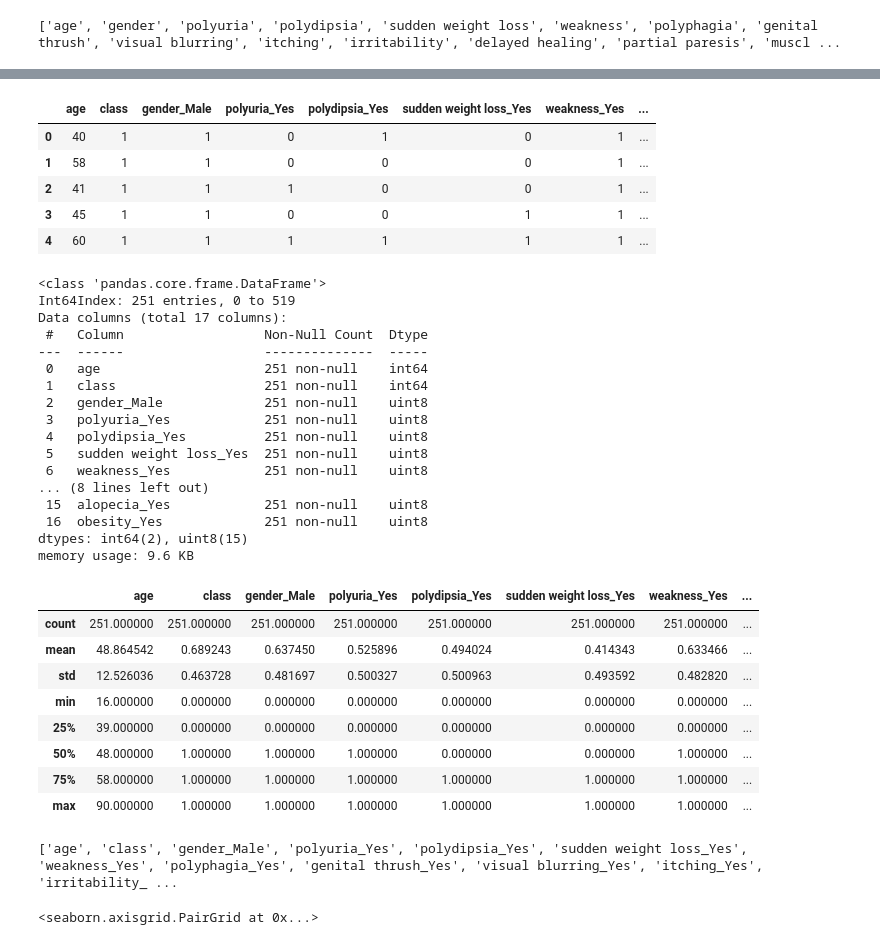
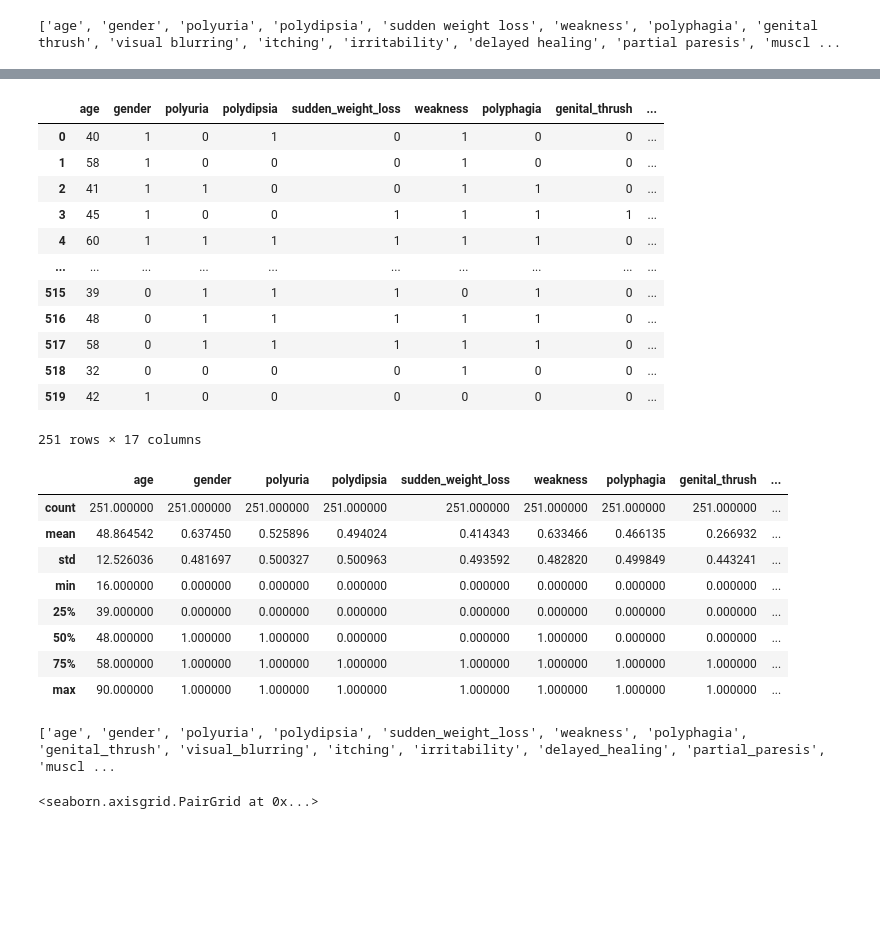
Before and after one commit to vaaliferov/paranormal, a Jupyter notebook: diabetes/Model.ipynb, the cells around one changed output, grey strips where cells are left out. Drawn from its saved outputs; the diff is of its cells as text; code cells hidden in the pictures; blank space fills up the shorter version.

```diff
--- a/diabetes/Model.ipynb
+++ b/diabetes/Model.ipynb
@@ -74,55 +74,43 @@ dtypes: int64(1), object(16)
 memory usage: 35.3+ KB
 # %%
 # data processing
-df_diabetes = pd.get_dummies(data, drop_first=True, columns=['gender',  'polyuria',  'polydipsia', 'sudden weight loss',
-                                                             'weakness', 'polyphagia', 'genital thrush', 'visual blurring',
-                                                             'itching', 'irritability', 'delayed healing', 'partial paresis',
-                                                             'muscle stiffness', 'alopecia', 'obesity',])
-df_diabetes['class'] = np.where(df_diabetes['class'] == 'Positive', 1, 0)
-df_diabetes.head()
+df_diabetes = data.replace(["Yes", 'No', 'Male', 'Female', 'Positive', 'Negative'], [1, 0, 1, 0, 1, 0])
+
+df_diabetes.columns = (['age', 'gender',  'polyuria',  'polydipsia', 'sudden_weight_loss',
+                                                             'weakness', 'polyphagia', 'genital_thrush', 'visual_blurring',
+                                                             'itching', 'irritability', 'delayed_healing', 'partial_paresis',
+                                                             'muscle_stiffness', 'alopecia', 'obesity','class'])
+df_diabetes
 # %% [output]
-|  | age | class | gender_Male | polyuria_Yes | polydipsia_Yes | sudden weight loss_Yes | weakness_Yes | ... |
-| 0 | 40 | 1 | 1 | 0 | 1 | 0 | 1 | ... |
-| 1 | 58 | 1 | 1 | 0 | 0 | 0 | 1 | ... |
-| 2 | 41 | 1 | 1 | 1 | 0 | 0 | 1 | ... |
-| 3 | 45 | 1 | 1 | 0 | 0 | 1 | 1 | ... |
-| 4 | 60 | 1 | 1 | 1 | 1 | 1 | 1 | ... |
+|  | age | gender | polyuria | polydipsia | sudden_weight_loss | weakness | polyphagia | genital_thrush | ... |
+| 0 | 40 | 1 | 0 | 1 | 0 | 1 | 0 | 0 | ... |
+| 1 | 58 | 1 | 0 | 0 | 0 | 1 | 0 | 0 | ... |
+| 2 | 41 | 1 | 1 | 0 | 0 | 1 | 1 | 0 | ... |
+| 3 | 45 | 1 | 0 | 0 | 1 | 1 | 1 | 1 | ... |
+| 4 | 60 | 1 | 1 | 1 | 1 | 1 | 1 | 0 | ... |
+| ... | ... | ... | ... | ... | ... | ... | ... | ... | ... |
+| 515 | 39 | 0 | 1 | 1 | 1 | 0 | 1 | 0 | ... |
+| 516 | 48 | 0 | 1 | 1 | 1 | 1 | 1 | 0 | ... |
+| 517 | 58 | 0 | 1 | 1 | 1 | 1 | 1 | 0 | ... |
+| 518 | 32 | 0 | 0 | 0 | 0 | 1 | 0 | 0 | ... |
+| 519 | 42 | 1 | 0 | 0 | 0 | 0 | 0 | 0 | ... |
+251 rows × 17 columns
-# %%
-df_diabetes.info()
-# %% [output]
-<class 'pandas.core.frame.DataFrame'>
-Int64Index: 251 entries, 0 to 519
-Data columns (total 17 columns):
- #   Column                  Non-Null Count  Dtype
----  ------                  --------------  -----
- 0   age                     251 non-null    int64
- 1   class                   251 non-null    int64
- 2   gender_Male             251 non-null    uint8
- 3   polyuria_Yes            251 non-null    uint8
- 4   polydipsia_Yes          251 non-null    uint8
- 5   sudden weight loss_Yes  251 non-null    uint8
- 6   weakness_Yes            251 non-null    uint8
-... (8 lines left out)
- 15  alopecia_Yes            251 non-null    uint8
- 16  obesity_Yes             251 non-null    uint8
-dtypes: int64(2), uint8(15)
-memory usage: 9.6 KB
 # %%
 df_diabetes.describe()
 # %% [output]
-|  | age | class | gender_Male | polyuria_Yes | polydipsia_Yes | sudden weight loss_Yes | weakness_Yes | ... |
-| count | 251.000000 | 251.000000 | 251.000000 | 251.000000 | 251.000000 | 251.000000 | 251.000000 | ... |
-| mean | 48.864542 | 0.689243 | 0.637450 | 0.525896 | 0.494024 | 0.414343 | 0.633466 | ... |
-| std | 12.526036 | 0.463728 | 0.481697 | 0.500327 | 0.500963 | 0.493592 | 0.482820 | ... |
-| min | 16.000000 | 0.000000 | 0.000000 | 0.000000 | 0.000000 | 0.000000 | 0.000000 | ... |
-| 25% | 39.000000 | 0.000000 | 0.000000 | 0.000000 | 0.000000 | 0.000000 | 0.000000 | ... |
-| 50% | 48.000000 | 1.000000 | 1.000000 | 1.000000 | 0.000000 | 0.000000 | 1.000000 | ... |
-| 75% | 58.000000 | 1.000000 | 1.000000 | 1.000000 | 1.000000 | 1.000000 | 1.000000 | ... |
-| max | 90.000000 | 1.000000 | 1.000000 | 1.000000 | 1.000000 | 1.000000 | 1.000000 | ... |
+|  | age | gender | polyuria | polydipsia | sudden_weight_loss | weakness | polyphagia | genital_thrush | ... |
+| count | 251.000000 | 251.000000 | 251.000000 | 251.000000 | 251.000000 | 251.000000 | 251.000000 | 251.000000 | ... |
+| mean | 48.864542 | 0.637450 | 0.525896 | 0.494024 | 0.414343 | 0.633466 | 0.466135 | 0.266932 | ... |
+| std | 12.526036 | 0.481697 | 0.500327 | 0.500963 | 0.493592 | 0.482820 | 0.499849 | 0.443241 | ... |
+| min | 16.000000 | 0.000000 | 0.000000 | 0.000000 | 0.000000 | 0.000000 | 0.000000 | 0.000000 | ... |
+| 25% | 39.000000 | 0.000000 | 0.000000 | 0.000000 | 0.000000 | 0.000000 | 0.000000 | 0.000000 | ... |
+| 50% | 48.000000 | 1.000000 | 1.000000 | 0.000000 | 0.000000 | 1.000000 | 0.000000 | 0.000000 | ... |
+| 75% | 58.000000 | 1.000000 | 1.000000 | 1.000000 | 1.000000 | 1.000000 | 1.000000 | 1.000000 | ... |
+| max | 90.000000 | 1.000000 | 1.000000 | 1.000000 | 1.000000 | 1.000000 | 1.000000 | 1.000000 | ... |
 # %%
 print(df_diabetes.columns.to_list())
 # %% [output]
-['age', 'class', 'gender_Male', 'polyuria_Yes', 'polydipsia_Yes', 'sudden weight loss_Yes', 'weakness_Yes', 'polyphagia_Yes', 'genital thrush_Yes', 'visual blurring_Yes', 'itching_Yes', 'irritability_ ...
+['age', 'gender', 'polyuria', 'polydipsia', 'sudden_weight_loss', 'weakness', 'polyphagia', 'genital_thrush', 'visual_blurring', 'itching', 'irritability', 'delayed_healing', 'partial_paresis', 'muscl ...
 # %%
 sns.pairplot(df_diabetes, hue='class')
 # %% [output]
```
Also changed, not shown: parts of 4 cells of this notebook.
